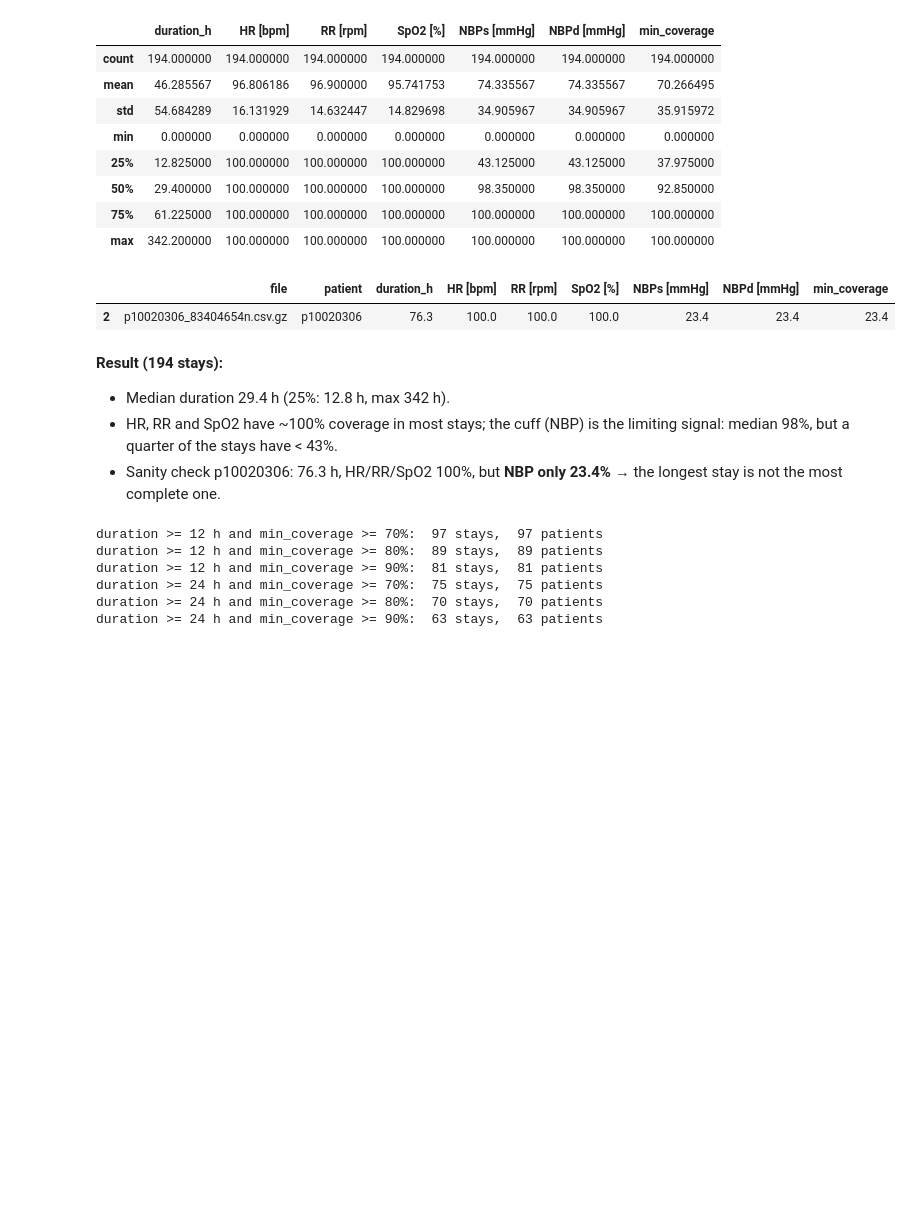
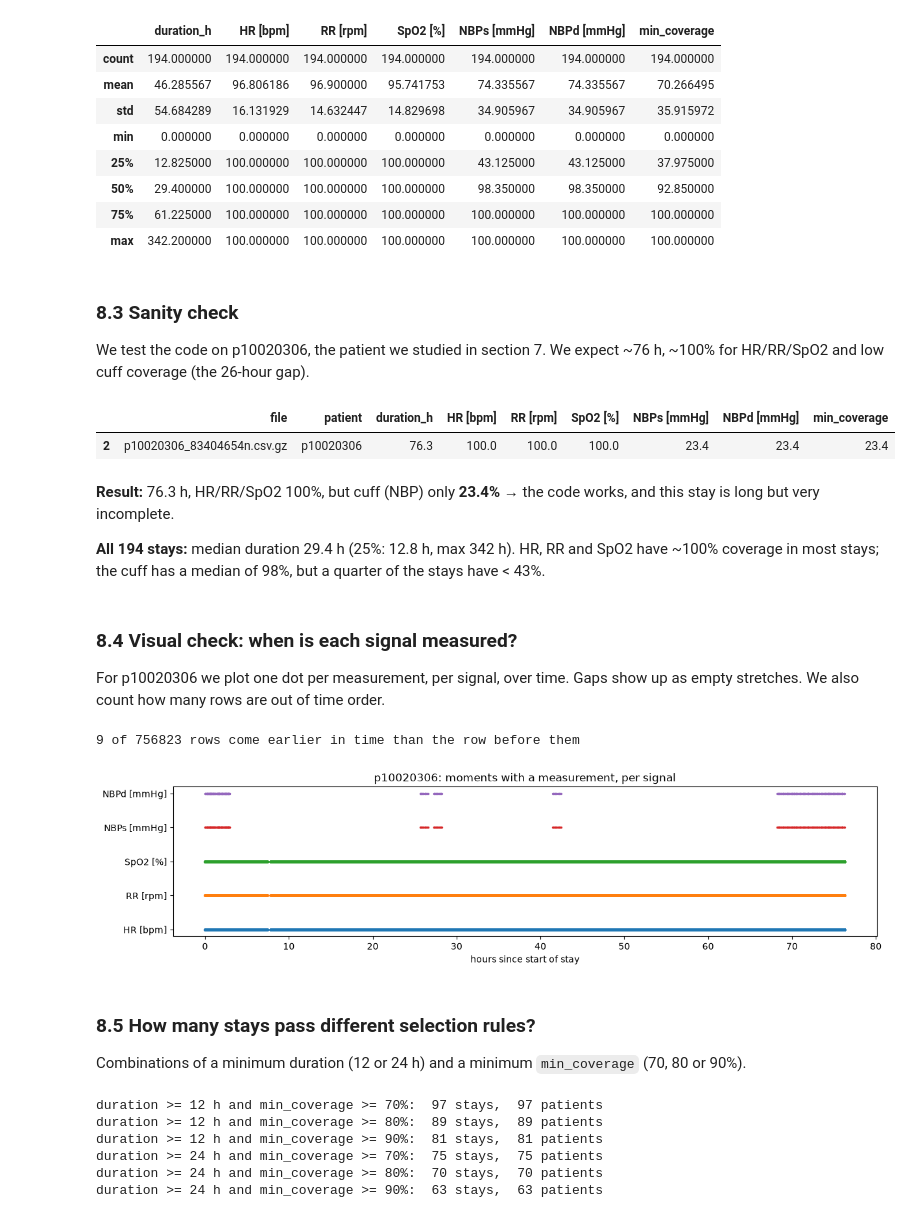
Before and after one commit to catalinabatalla/Final-project-AI-industry, a Jupyter notebook: notebooks/00_patient_selection.ipynb, the cells around one changed output. Cells and saved outputs as stored; diff of their text form; code cells hidden in the pictures; blank space fills up the shorter version.

```diff
--- a/notebooks/00_patient_selection.ipynb
+++ b/notebooks/00_patient_selection.ipynb
@@ -288,16 +295,47 @@ coverage.describe()
 | 50% | 29.400000 | 100.000000 | 100.000000 | 100.000000 | 98.350000 | 98.350000 | 92.850000 |
 | 75% | 61.225000 | 100.000000 | 100.000000 | 100.000000 | 100.000000 | 100.000000 | 100.000000 |
 | max | 342.200000 | 100.000000 | 100.000000 | 100.000000 | 100.000000 | 100.000000 | 100.000000 |
+# %% [markdown]
+### 8.3 Sanity check
+We test the code on p10020306, the patient we studied in section 7. We expect ~76 h, ~100% for HR/RR/SpO2 and low cuff coverage (the 26-hour gap).
 # %%
 coverage[coverage["patient"] == "p10020306"]
 # %% [output]
 |  | file | patient | duration_h | HR [bpm] | RR [rpm] | SpO2 [%] | NBPs [mmHg] | NBPd [mmHg] | min_coverage |
 | 2 | p10020306_83404654n.csv.gz | p10020306 | 76.3 | 100.0 | 100.0 | 100.0 | 23.4 | 23.4 | 23.4 |
 # %% [markdown]
-**Result (194 stays):**
-- Median duration 29.4 h (25%: 12.8 h, max 342 h).
-- HR, RR and SpO2 have ~100% coverage in most stays; the cuff (NBP) is the limiting signal: median 98%, but a quarter of the stays have < 43%.
-- Sanity check p10020306: 76.3 h, HR/RR/SpO2 100%, but **NBP only 23.4%** → the longest stay is not the most complete one.
+**Result:** 76.3 h, HR/RR/SpO2 100%, but cuff (NBP) only **23.4%** → the code works, and this stay is long but very incomplete.
+
+**All 194 stays:** median duration 29.4 h (25%: 12.8 h, max 342 h). HR, RR and SpO2 have ~100% coverage in most stays; the cuff has a median of 98%, but a quarter of the stays have < 43%.
+# %% [markdown]
+### 8.4 Visual check: when is each signal measured?
+For p10020306 we plot one dot per measurement, per signal, over time. Gaps show up as empty stretches. We also count how many rows are out of time order.
+# %%
+d = pd.read_csv(os.path.join(DATA_DIR, "p10020306_83404654n.csv.gz"),
+                usecols=lambda c: c == "time" or c in signals)
+
+out_of_order = (d["time"].diff() < 0).sum()
+print(out_of_order, "of", len(d), "rows come earlier in time than the row before them")
+
+d = d.sort_values("time")
+hours = (d["time"] - d["time"].min()) / TICKS_PER_SECOND / 3600
+
+import matplotlib.pyplot as plt
+fig, ax = plt.subplots(figsize=(14, 3))
+for i, s in enumerate(signals):
+    t = hours[d[s].notna()]
+    ax.scatter(t, [i] * len(t), s=2)
+ax.set_yticks(range(len(signals)))
+ax.set_yticklabels(signals)
+ax.set_xlabel("hours since start of stay")
+ax.set_title("p10020306: moments with a measurement, per signal")
+plt.show()
+# %% [output]
+9 of 756823 rows come earlier in time than the row before them
+[figure, added]
+# %% [markdown]
+### 8.5 How many stays pass different selection rules?
+Combinations of a minimum duration (12 or 24 h) and a minimum `min_coverage` (70, 80 or 90%).
 # %%
 for min_hours in [12, 24]:
     for min_cov in [70, 80, 90]:
```
Also changed, not shown: parts of 22 cells of this notebook, 1 other file.
